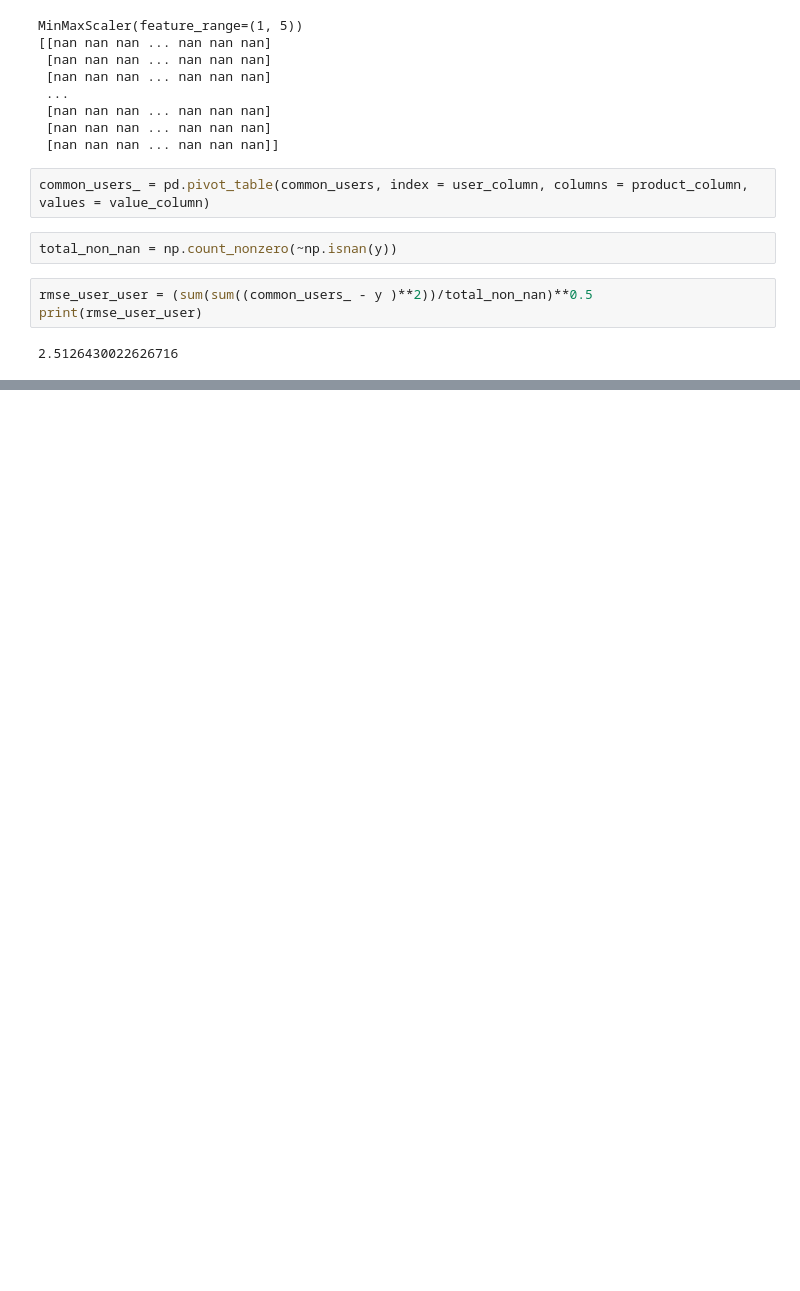
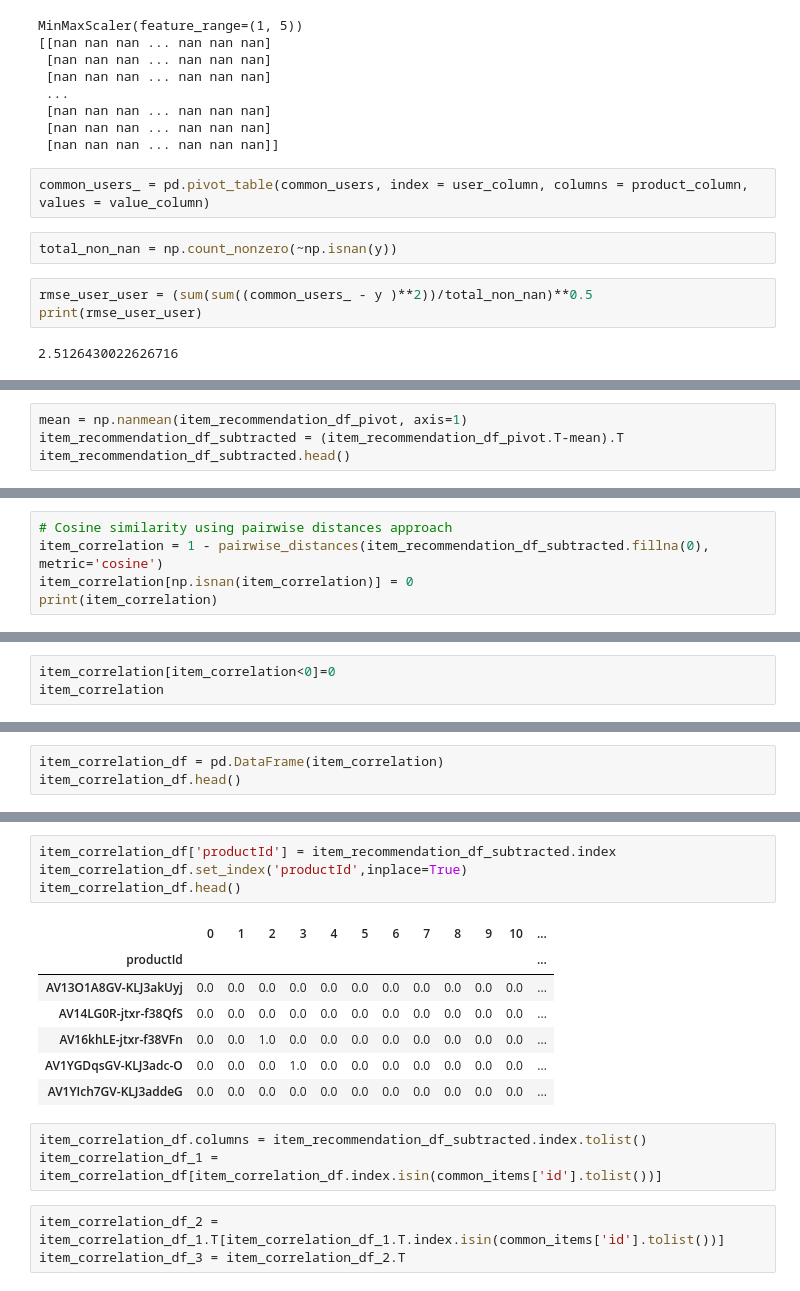
Before and after one commit to Aswani-ReddyKV/Capstone_Sentiment_Recommendation, a Jupyter notebook: Aswani_Reddy_Sentiment_Recommendation.ipynb, the cells around one changed output, grey strips where cells are left out. Cells and saved outputs as stored; diff of their text form; blank space fills up the shorter version.

```diff
--- a/Aswani_Reddy_Sentiment_Recommendation.ipynb
+++ b/Aswani_Reddy_Sentiment_Recommendation.ipynb
@@ -1321,0 +1318,4 @@ print(rmse_user_user)
+# %%
+mean = np.nanmean(item_recommendation_df_pivot, axis=1)
+item_recommendation_df_subtracted = (item_recommendation_df_pivot.T-mean).T
+item_recommendation_df_subtracted.head()
@@ -1321,0 +1331,5 @@ print(rmse_user_user)
+# %%
+# Cosine similarity using pairwise distances approach
+item_correlation = 1 - pairwise_distances(item_recommendation_df_subtracted.fillna(0), metric='cosine')
+item_correlation[np.isnan(item_correlation)] = 0
+print(item_correlation)
@@ -1321,0 +1344,3 @@ print(rmse_user_user)
+# %%
+item_correlation[item_correlation<0]=0
+item_correlation
@@ -1321,0 +1479,3 @@ print(rmse_user_user)
+# %%
+item_correlation_df = pd.DataFrame(item_correlation)
+item_correlation_df.head()
@@ -1321,0 +1489,18 @@ print(rmse_user_user)
+# %%
+item_correlation_df['productId'] = item_recommendation_df_subtracted.index
+item_correlation_df.set_index('productId',inplace=True)
+item_correlation_df.head()
+# %% [output]
+|  | 0 | 1 | 2 | 3 | 4 | 5 | 6 | 7 | 8 | 9 | 10 | ... |
+| productId |  |  |  |  |  |  |  |  |  |  |  | ... |
+| AV13O1A8GV-KLJ3akUyj | 0.0 | 0.0 | 0.0 | 0.0 | 0.0 | 0.0 | 0.0 | 0.0 | 0.0 | 0.0 | 0.0 | ... |
+| AV14LG0R-jtxr-f38QfS | 0.0 | 0.0 | 0.0 | 0.0 | 0.0 | 0.0 | 0.0 | 0.0 | 0.0 | 0.0 | 0.0 | ... |
+| AV16khLE-jtxr-f38VFn | 0.0 | 0.0 | 1.0 | 0.0 | 0.0 | 0.0 | 0.0 | 0.0 | 0.0 | 0.0 | 0.0 | ... |
+| AV1YGDqsGV-KLJ3adc-O | 0.0 | 0.0 | 0.0 | 1.0 | 0.0 | 0.0 | 0.0 | 0.0 | 0.0 | 0.0 | 0.0 | ... |
+| AV1YIch7GV-KLJ3addeG | 0.0 | 0.0 | 0.0 | 0.0 | 0.0 | 0.0 | 0.0 | 0.0 | 0.0 | 0.0 | 0.0 | ... |
+# %%
+item_correlation_df.columns = item_recommendation_df_subtracted.index.tolist()
+item_correlation_df_1 =  item_correlation_df[item_correlation_df.index.isin(common_items['id'].tolist())]
+# %%
+item_correlation_df_2 = item_correlation_df_1.T[item_correlation_df_1.T.index.isin(common_items['id'].tolist())]
+item_correlation_df_3 = item_correlation_df_2.T
```
Also changed, not shown: parts of 58 cells of this notebook.
